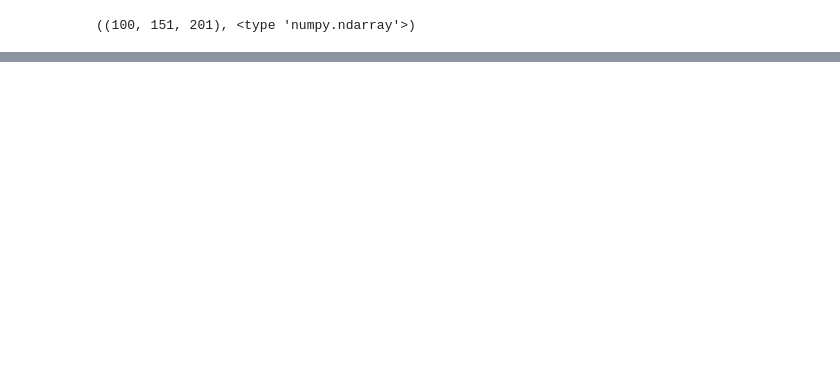
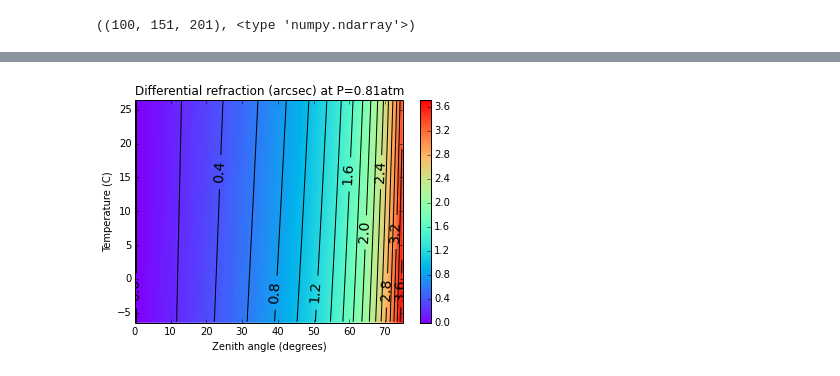
Before and after one commit to isullivan/LSST-DCR, a Jupyter notebook: DCR test code/DCR plots.ipynb, the cells around one changed output, grey strips where cells are left out. Saved outputs shown, nothing was run; the diff lists cells and outputs as text; code cells hidden in the pictures; blank space fills up the shorter version.

```diff
--- a/DCR test code/DCR plots.ipynb
+++ b/DCR test code/DCR plots.ipynb
@@ -101,0 +136,30 @@ print(diff_refract_arr.shape, type(diff_refract_arr))
+# %%
+Y = temps
+X = zenith_angles
+z_slice=100
+Z = arcsec(diff_refract_arr[:, :, z_slice])
+
+x_min, x_max = minmax(X)
+y_min, y_max = minmax(Y)
+X, Y = np.meshgrid(X, Y)
+
+fig = plt.figure()
+extent = [x_min, x_max, y_min, y_max]
+fig_show = plt.imshow(Z, interpolation='none', origin='lower', cmap=cm.rainbow, extent=extent)
+levels = np.arange(0, 4, 0.2)
+CS = plt.contour( Z, levels=levels, origin='lower', linewidths=1, colors='k', extent=extent)
+
+ax = fig.add_subplot(1,1,1)
+ax.set_aspect('auto')
+ax.set_xlabel('Zenith angle (degrees)')
+ax.set_ylabel('Temperature (C)')
+plt.clabel(CS, levels[0::2], inline=1, fmt='%1.1f', fontsize=14, colors='k')
+
+ptitle=plt.title('Differential refraction (arcsec) at P=' + str(round(pressures[z_slice]*100)/100) + 'atm')
+
+
+cbar=plt.colorbar(fig_show, orientation='vertical', shrink=1)
+
+plt.show()
+# %% [output]
+[figure, added]
```
Also changed, not shown: parts of 9 cells of this notebook.
